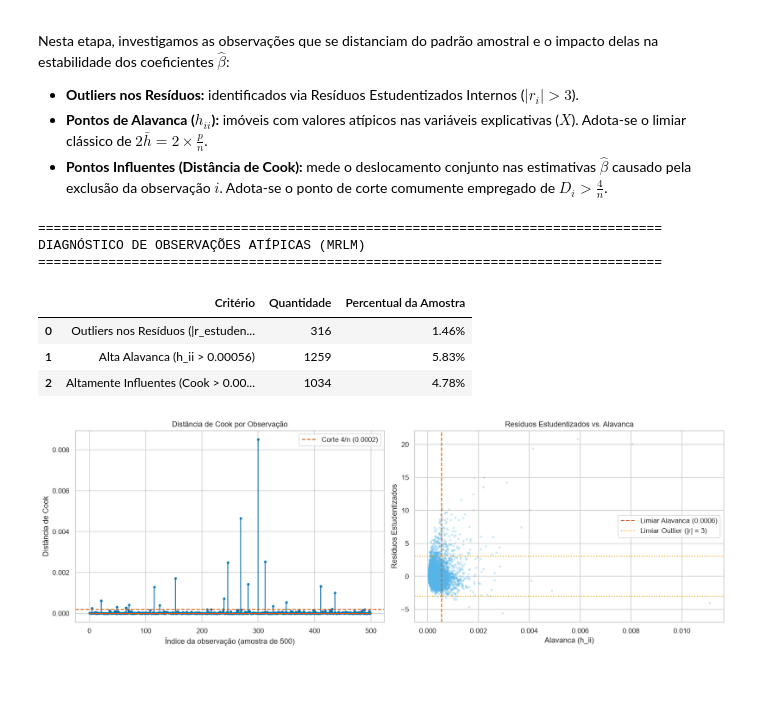
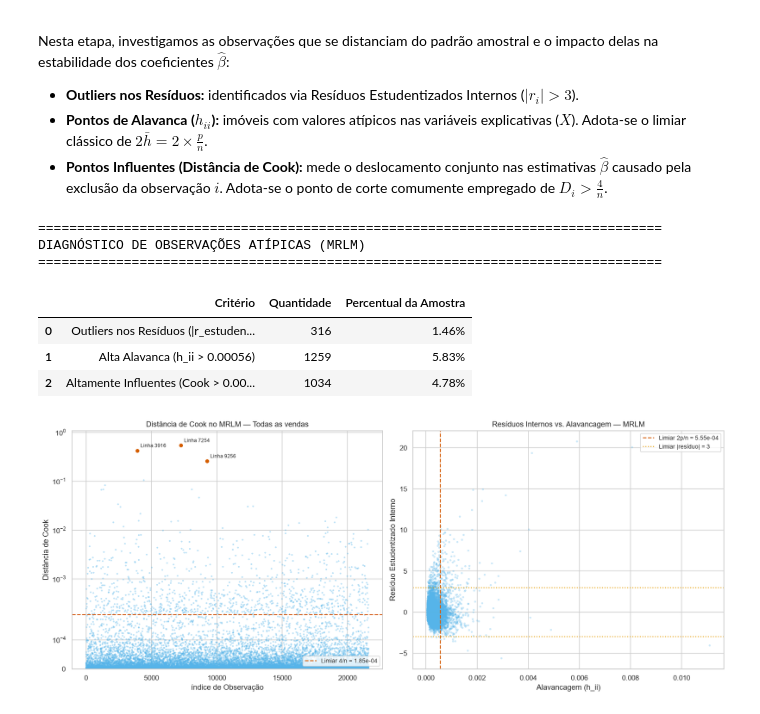
Before and after one commit to igor-xmchaves/analise_house_sales, a Jupyter notebook: house_sales.ipynb, the cells around one changed output. Cells and saved outputs as stored; diff of their text form; code cells hidden in the pictures; blank space fills up the shorter version.

```diff
--- a/house_sales.ipynb
+++ b/house_sales.ipynb
@@ -668,48 +743,69 @@ resumo_atipicos = pd.DataFrame({
         f'{(qtd_influentes / n) * 100:.2f}%'
     ]
 })
 
 print("=" * 80)
 print("DIAGNÓSTICO DE OBSERVAÇÕES ATÍPICAS (MRLM)")
 print("=" * 80)
 display(resumo_atipicos)
 resumo_atipicos.to_csv(PASTA / 'diagnostico_atipicos.csv', index=False)
 
+
 # ==========================================================
-# FIGURA 5 — Gráficos de Diagnóstico: Alavanca e Distância de Cook
+# FIGURA 5 — Gráficos de Diagnóstico: Cook (symlog) e Alavanca
 # ==========================================================
-fig, eixos = plt.subplots(1, 2, figsize=(15, 5), constrained_layout=True)
+limiar_alavanca = 2 * len(mrlm.params) / len(dados)
+limiar_cook = 4 / len(dados)
 
-# Painel 1: Distância de Cook (primeiros 500 imóveis para visualização nítida)
-eixos[0].stem(np.arange(500), distancia_cook[:500], markerfmt='.')
-eixos[0].axhline(corte_cook, color=VERMELHO, linestyle='--', label=f'Corte 4/n ({corte_cook:.4f})')
+fig, eixos = plt.subplots(1, 2, figsize=(15, 6), constrained_layout=True)
+
+# 1. Distância de Cook com escala symlog e anotação dos maiores pontos
+eixos[0].scatter(dados['linha_csv'], distancia_cook,
+                 s=7, alpha=0.4, color=AZUL, edgecolors='none')
+eixos[0].axhline(limiar_cook, color=VERMELHO, linestyle='--',
+                 label=f'Limiar 4/n = {limiar_cook:.2e}')
+eixos[0].set_yscale('symlog', linthresh=limiar_cook)
+eixos[0].set_ylim(bottom=0, top=distancia_cook.max() * 2)
 eixos[0].set(
-    xlabel='Índice da observação (amostra de 500)',
+    xlabel='índice de Observação',
     ylabel='Distância de Cook',
-    title='Distância de Cook por Observação'
+    title='Distância de Cook no MRLM — Todas as vendas'
 )
-eixos[0].legend()
 
-# Painel 2: Resíduos Estudentizados vs. Alavanca (Leverage)
-eixos[1].scatter(alavanca, residuos_student, alpha=0.3, color=AZUL, s=12, edgecolors='none')
-eixos[1].axvline(corte_alavanca, color=VERMELHO, linestyle='--', label=f'Limiar Alavanca ({corte_alavanca:.4f})')
-eixos[1].axhline(3, color=LARANJA, linestyle=':')
-eixos[1].axhline(-3, color=LARANJA, linestyle=':', label='Limiar Outlier (|r| = 3)')
+# Destacar e legendar os 3 pontos com maior impacto de Cook
+indices_top3 = np.argsort(distancia_cook)[-3:]
+for idx in indices_top3:
+    linha_orig = dados['linha_csv'].iloc[idx]
+    val_cook = distancia_cook[idx]
+    eixos[0].scatter(linha_orig, val_cook, s=25, color=VERMELHO)
+    eixos[0].annotate(f'Linha {int(linha_orig)}',
+                      (linha_orig, val_cook), xytext=(5, 5),
+                      textcoords='offset points', fontsize=8)
+
+eixos[0].legend(loc='lower right', fontsize=9)
+
+# 2. Resíduos Estudentizados vs. Alavancagem (Leverage)
+eixos[1].scatter(alavanca, residuos_student,
+                 s=10, alpha=0.3, color=AZUL, edgecolors='none')
+eixos[1].axvline(limiar_alavanca, color=VERMELHO, linestyle='--',
+                 label=f'Limiar 2p/n = {limiar_alavanca:.2e}')
+eixos[1].axhline(3, color=LARANJA, linestyle=':', label='Limiar |resíduo| = 3')
+eixos[1].axhline(-3, color=LARANJA, linestyle=':')
 eixos[1].set(
-    xlabel='Alavanca (h_ii)',
-    ylabel='Resíduos Estudentizados',
-    title='Resíduos Estudentizados vs. Alavanca'
+    xlabel='Alavancagem (h_ii)',
+    ylabel='Resíduo Estudentizado Interno',
+    title='Resíduos Internos vs. Alavancagem — MRLM'
 )
-eixos[1].legend()
+eixos[1].legend(fontsize=9)
 
 fig.savefig(PASTA / '05_diagnostico_atipicos.png', dpi=150, bbox_inches='tight')
 plt.show()
 # %% [output]
 ================================================================================
 DIAGNÓSTICO DE OBSERVAÇÕES ATÍPICAS (MRLM)
 ================================================================================
 |  | Critério | Quantidade | Percentual da Amostra |
 | 0 | Outliers nos Resíduos (|r_estuden... | 316 | 1.46% |
 | 1 | Alta Alavanca (h_ii > 0.00056) | 1259 | 5.83% |
 | 2 | Altamente Influentes (Cook > 0.00... | 1034 | 4.78% |
-[figure, old version]
+[figure, new version]
```
Also changed, not shown: parts of 6 cells of this notebook, 1 other file.
